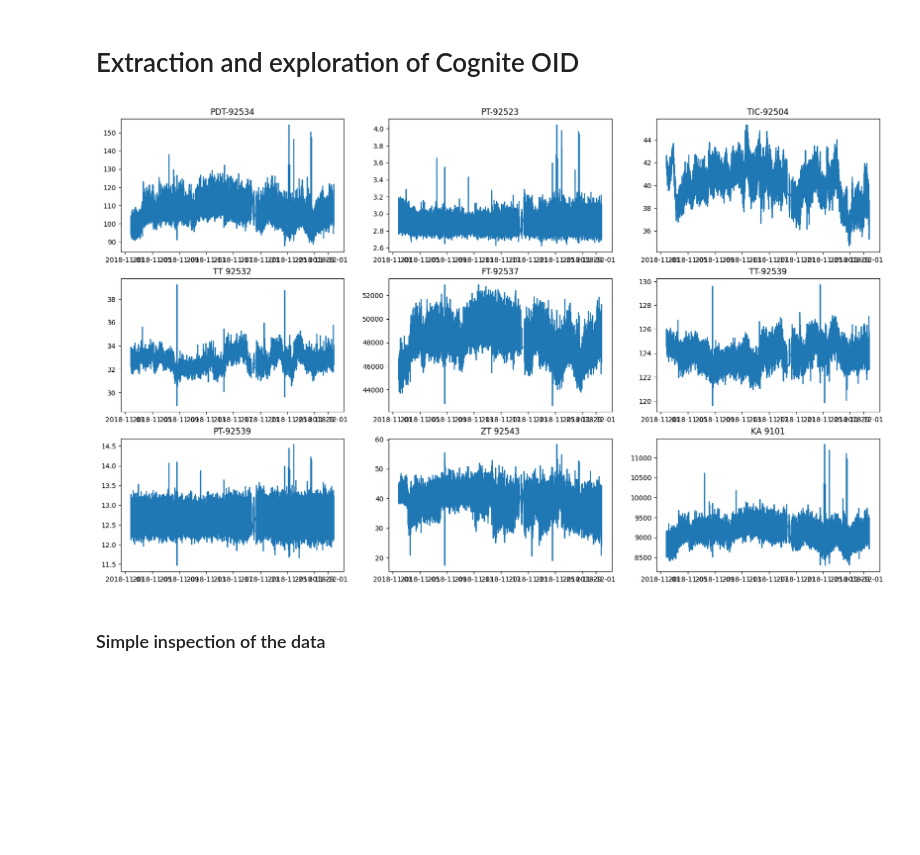
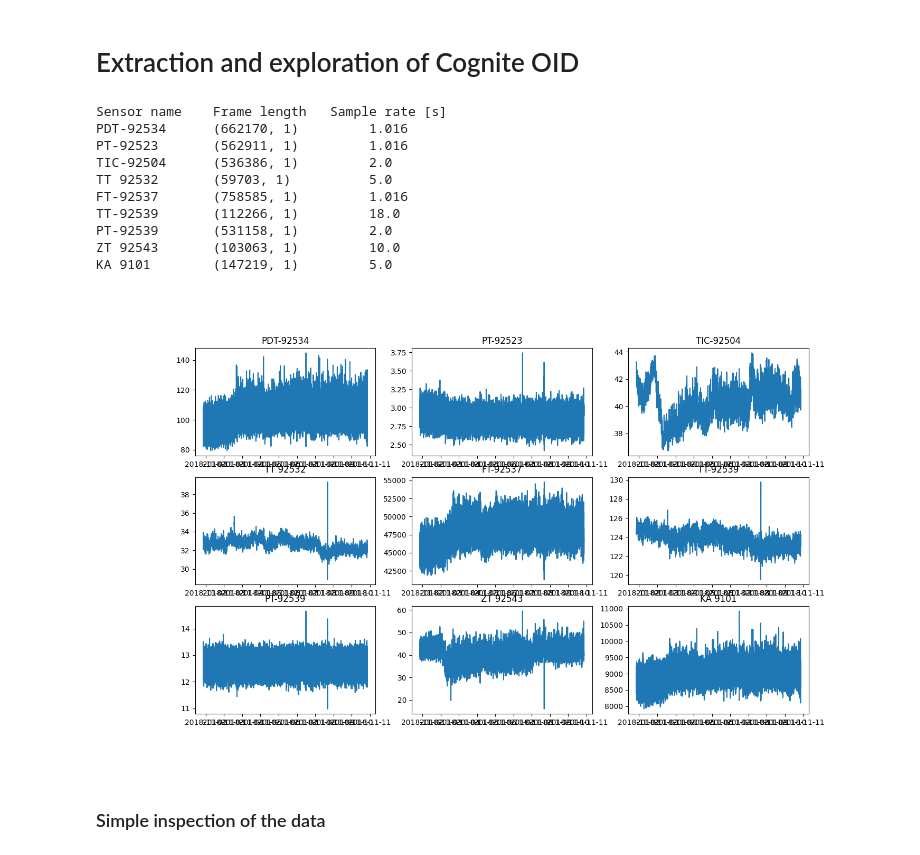
Before and after one commit to fredrikSveen/time_series_gan_project, a Jupyter notebook: data_exploration.ipynb, the cells around one changed output. Drawn from its saved outputs; the diff is of its cells as text; code cells hidden in the pictures; blank space fills up the shorter version.

```diff
--- a/data_exploration.ipynb
+++ b/data_exploration.ipynb
@@ -2,9 +2,11 @@
 # Extraction and exploration of Cognite OID
 # %%
 from publicdata import client as c
+from functions import *
 from datetime import datetime, timezone
 import matplotlib.pyplot as plt
 import pandas as pd
+%matplotlib widget
 
 # Nine sensors related to the inputs, outputs and controls of a compressor subsystem.
 # Dictionary made with key=name of sensor and value=Id of sensor
@@ -14,55 +16,53 @@ sensors = {
     'TIC-92504':7012228881452176,
     'TT 92532':8152209984966682,
     'FT-92537':3278479880462408,
     'TT-92539':643849686863640,
     'PT-92539':1890487216163163,
     'ZT 92543':4146236330407219,
     'KA 9101':844472910348820
 }
 # I'll extract a pandas dataframe for each of the sensors in sensor_names, and these will be stored
 # in the following dictionary, again with the sensor name as the key.
 dfs_dict = {}
 
 startdate = datetime(2018, 11, 1)
-enddate = datetime(2018, 12, 1)
+enddate = datetime(2018, 11, 10)
 today = datetime.today()
 days_since_start = (today - startdate).days
 days_since_end = (today - enddate).days
 starttime = f'{days_since_start}d-ago' # Start time of the interval I want to extract
 endtime = f'{days_since_end}d-ago' # End time of the interval I want to extract
 
+print("Sensor name".ljust(15) + "Frame length".ljust(15) + "Sample rate [s]".ljust(15))
+
 # Extract dataframes from Cognite OID and store them in the dfs_dict dictionary
 for k, v in sensors.items():
     res = c.time_series.data.retrieve_dataframe(id=v,
                                                 start=starttime,
                                                 end=endtime,
-                                                column_names='id',
-                                                granularity = "60s",
-                                                aggregates=["average"])
+                                                column_names='id')
     # Need to find a way to grab the unit of the time-series
     dfs_dict[k] = res
+    sr = (res.index[1] - res.index[0]).total_seconds()
+    # print(f'{k}\'s shape: {res.shape} and sampling frequency: {sr} second(s)')
+    print(str(k).ljust(15) + str(res.shape).ljust(20) + str(sr).ljust(15))
 
-def plot_sensor_data(name):
-    plt.plot(dfs_dict[name], label=name)
-    plt.legend()
-    plt.show()
 
-def plot_all_nine_sensors(dataframe = dfs_dict):
-    plt.figure(figsize=(20, 12))
-    rows = 3
-    cols = 3
-    n = rows * cols
-    index = 1
-    for name, df in dataframe.items():
-        plt.subplot(rows, cols, index)
-        index += 1
-        plt.plot(df)
-        plt.title(name)
 
-# plot_sensor_data('PT-92523')
-plot_all_nine_sensors()
+# plot_sensor_data('PT-92523', dfs_dict)
+plot_all_nine_sensors(dfs_dict)
 # %% [output]
+Sensor name    Frame length   Sample rate [s]
+PDT-92534      (662170, 1)         1.016
+PT-92523       (562911, 1)         1.016
+TIC-92504      (536386, 1)         2.0
+TT 92532       (59703, 1)          5.0
+FT-92537       (758585, 1)         1.016
+TT-92539       (112266, 1)         18.0
+PT-92539       (531158, 1)         2.0
+ZT 92543       (103063, 1)         10.0
+KA 9101        (147219, 1)         5.0
-[figure, old version]
+[figure, new version]
 # %% [markdown]
 ### Simple inspection of the data
 # %%
```
Also changed, not shown: parts of 6 cells of this notebook, 1 other file.
